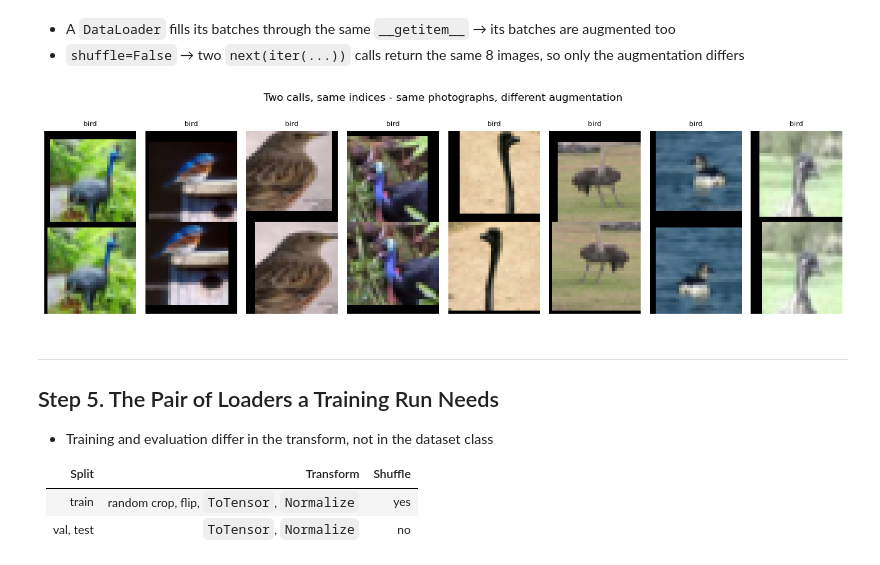
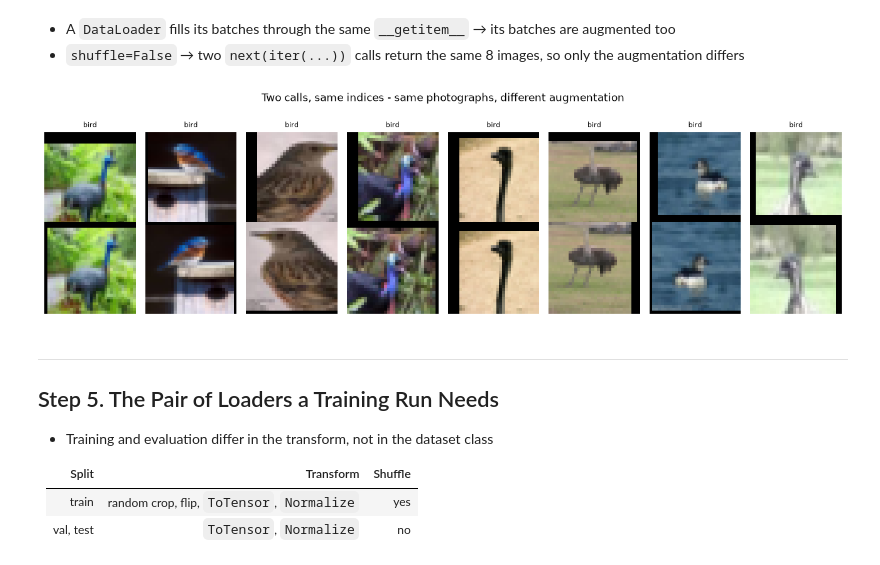
Before and after one commit to jongmoonha/Ajou_ME_AI_Undergraduate, a Jupyter notebook: Practice08_Dataloader_for_Image.ipynb, the cells around one changed output. Saved outputs shown, nothing was run; the diff lists cells and outputs as text; code cells hidden in the pictures.

```diff
--- a/Practice08_Dataloader_for_Image.ipynb
+++ b/Practice08_Dataloader_for_Image.ipynb
@@ -322,7 +367,7 @@ batch X: (8, 3, 32, 32), batch Y: (8,)
 | `RandomCrop(32, padding=4)` | zero-pads, then cuts a 32×32 window at a random offset |
 | `RandomHorizontalFlip(p=0.5)` | mirrors left to right half the time |
 # %%
-transform_augmented = transforms.Compose([
+transform_aug = transforms.Compose([
     transforms.RandomCrop(32, padding=4),
     transforms.RandomHorizontalFlip(p=0.5),
     transforms.ToTensor(),
@@ -330,21 +375,21 @@ transform_augmented = transforms.Compose([
 ])
 
 # same files, same Dataset class as Step 3, only the transform differs
-imagefolder_train_augmented = torchvision.datasets.ImageFolder(
-    root=f'{ROOT}/train', transform=transform_augmented)
+imagefolder_train_aug = torchvision.datasets.ImageFolder(root=f'{ROOT}/train', transform=transform_aug)
 
-torch.manual_seed(0)
+torch.manual_seed(42)                                    # the random crop and flip draw from this state
 image_plain, label_plain = imagefolder_train[0]          # deterministic transform
 
 fig, axes = plt.subplots(1, 5, figsize=(11, 2.5))
 axes[0].imshow(unnormalize(image_plain))
 axes[0].set_title(f'Original\n({imagefolder_train.classes[label_plain]})', fontsize=9)
 axes[0].axis('off')
-for i in range(4):
-    image_augmented, _ = imagefolder_train_augmented[0]  # index 0 again, a new random view each time
-    axes[i + 1].imshow(unnormalize(image_augmented))
-    axes[i + 1].set_title(f'Augmented {i + 1}', fontsize=9)
-    axes[i + 1].axis('off')
+for k in range(1, 5):
+    image_aug, _ = imagefolder_train_aug[0]              # index 0 again, a new random view each time
+    axes[k].imshow(unnormalize(image_aug))
+    axes[k].set_title(f'Augmented {k}', fontsize=9)
+    axes[k].axis('off')
 plt.suptitle('Index 0 drawn five times')
-plt.tight_layout(); plt.show()
+plt.tight_layout()
+plt.show()
 # %% [output]
@@ -353,22 +398,23 @@ plt.tight_layout(); plt.show()
 - A `DataLoader` fills its batches through the same `__getitem__` → its batches are augmented too
 - `shuffle=False` → two `next(iter(...))` calls return the same 8 images, so only the augmentation differs
 # %%
-augmented_loader = DataLoader(imagefolder_train_augmented, batch_size=8, shuffle=False)
+train_loader_aug = DataLoader(imagefolder_train_aug, batch_size=8, shuffle=False)
 
-X_batch_first,  Y_batch_first  = next(iter(augmented_loader))
-X_batch_second, Y_batch_second = next(iter(augmented_loader))
+X_batch1, Y_batch1 = next(iter(train_loader_aug))
+X_batch2, Y_batch2 = next(iter(train_loader_aug))
 
 fig, axes = plt.subplots(2, 8, figsize=(13, 3.6))
 for i in range(8):
-    axes[0, i].imshow(unnormalize(X_batch_first[i]))
-    axes[0, i].set_title(imagefolder_train.classes[Y_batch_first[i]], fontsize=8)
+    axes[0, i].imshow(unnormalize(X_batch1[i]))
+    axes[0, i].set_title(imagefolder_train.classes[Y_batch1[i]], fontsize=8)
     axes[0, i].axis('off')
-    axes[1, i].imshow(unnormalize(X_batch_second[i]))
+    axes[1, i].imshow(unnormalize(X_batch2[i]))
     axes[1, i].axis('off')
 plt.suptitle('Two calls, same indices - same photographs, different augmentation', y=1.02)
-plt.tight_layout(); plt.show()
+plt.tight_layout()
+plt.show()
 # %% [output]
-[figure, old version]
+[figure, new version]
 # %% [markdown]
 ---
 ## Step 5. The Pair of Loaders a Training Run Needs
```
Also changed, not shown: parts of 21 cells of this notebook.
